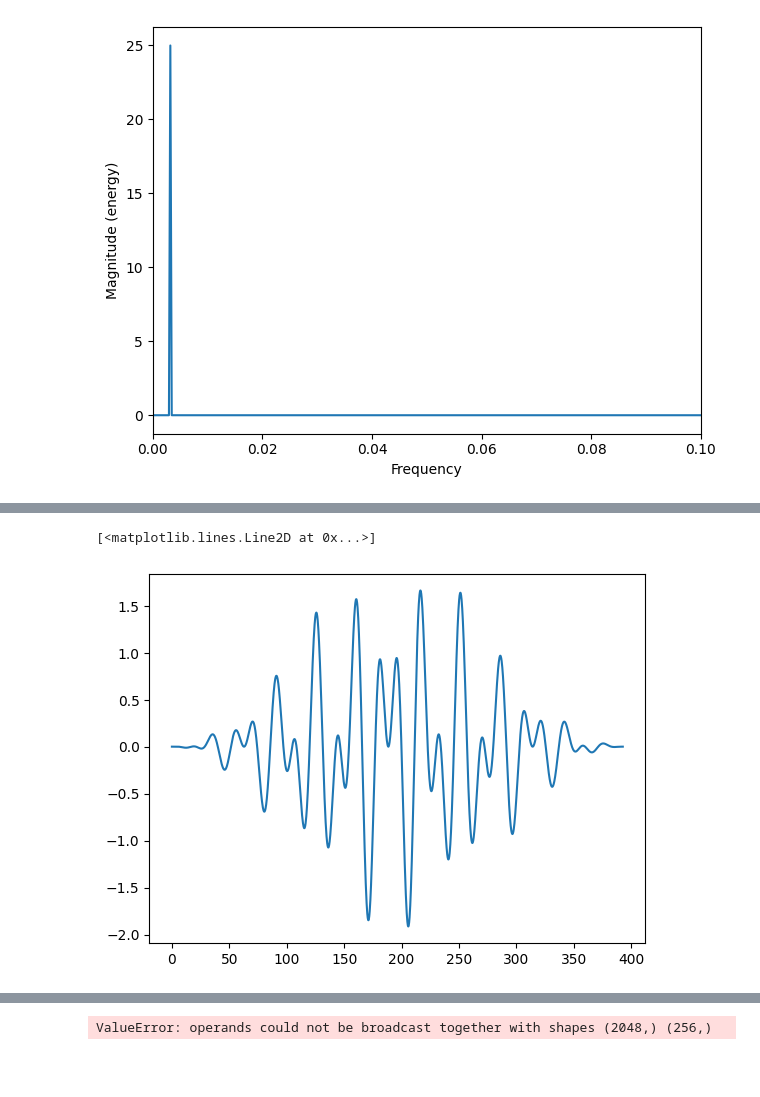
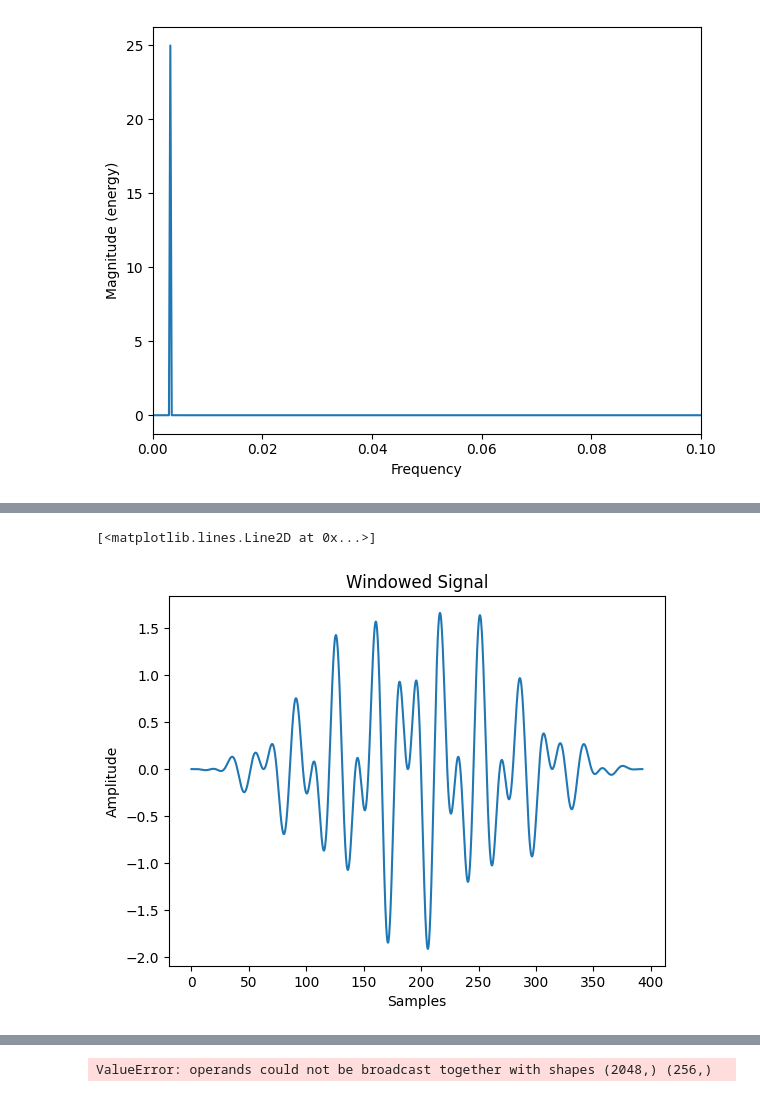
Before and after one commit to samsmith00/junior-IS, a Jupyter notebook: pythonScripts/spectralLeakage.ipynb, the cells around one changed output, grey strips where cells are left out. Saved outputs shown, nothing was run; the diff lists cells and outputs as text; code cells hidden in the pictures; blank space fills up the shorter version.

```diff
--- a/pythonScripts/spectralLeakage.ipynb
+++ b/pythonScripts/spectralLeakage.ipynb
@@ -31,14 +33,17 @@ plt.plot(x2, y2)
 # %%
 # composition wave
 x2 = np.linspace(0, 125*np.pi, 2048)
 y2 = np.cos(0.2*x2) + np.cos(0.35*x2)
 
 y2 *= np.hanning(len(x2))
 
+plt.title("Windowed Signal")
+plt.ylabel("Amplitude")
+plt.xlabel("Samples")
 plt.plot(x2, y2)
 # %% [output]
 [<matplotlib.lines.Line2D at 0x...>]
-[figure, old version]
+[figure, new version]
 # %%
 
 
```
Also changed, not shown: parts of 2 cells of this notebook, 5 other files.
